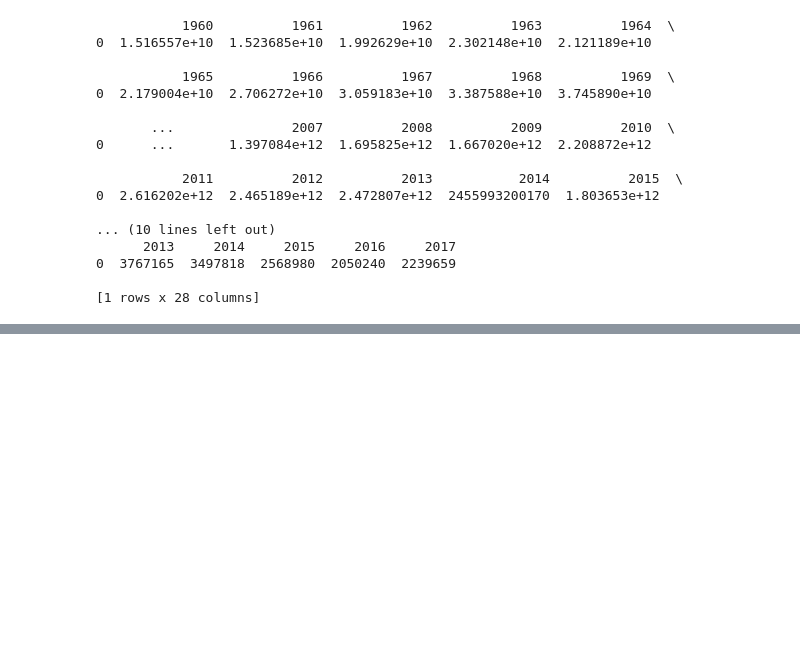
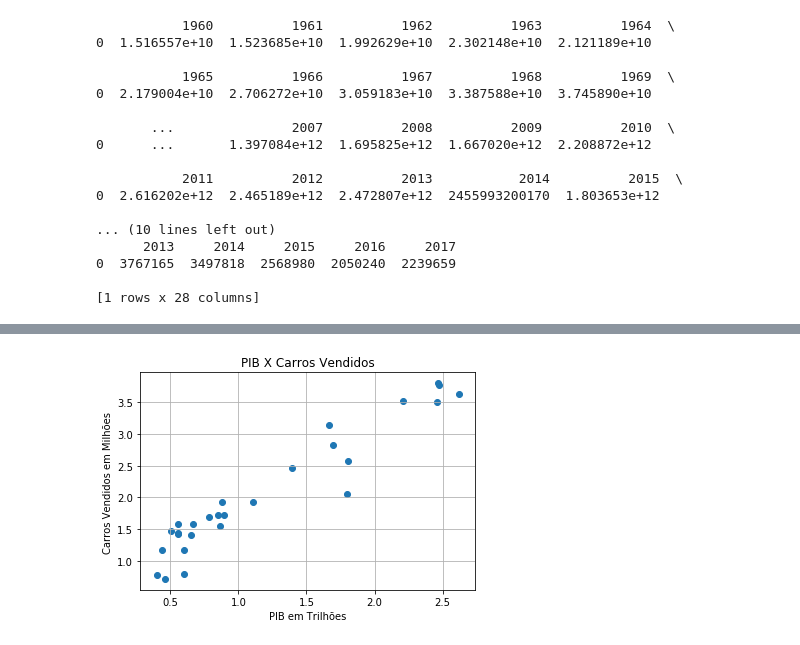
Before and after one commit to allandcnarciso/Sell-Cars-GPD-Regression-, a Jupyter notebook: gpd_cars.ipynb, the cells around one changed output, grey strips where cells are left out. Cells and saved outputs as stored; diff of their text form; code cells hidden in the pictures; blank space fills up the shorter version.

```diff
--- a/gpd_cars.ipynb
+++ b/gpd_cars.ipynb
@@ -35,0 +86,9 @@ print(carframe)
+# %%
+plt.scatter(gpd_values,car_amount)
+plt.grid(True)
+plt.xlabel('PIB em Trilhões')
+plt.ylabel('Carros Vendidos em Milhões ')
+plt.title('PIB X Carros Vendidos')
+plt.show()
+# %% [output]
+[figure, added]
```
Also changed, not shown: parts of 11 cells of this notebook, 1 other file.
